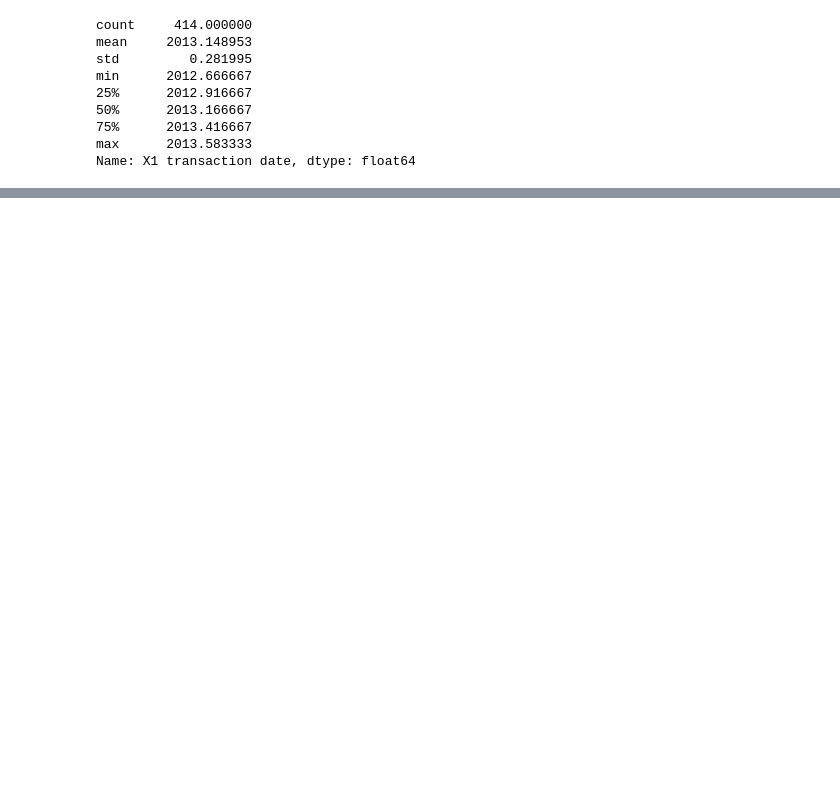
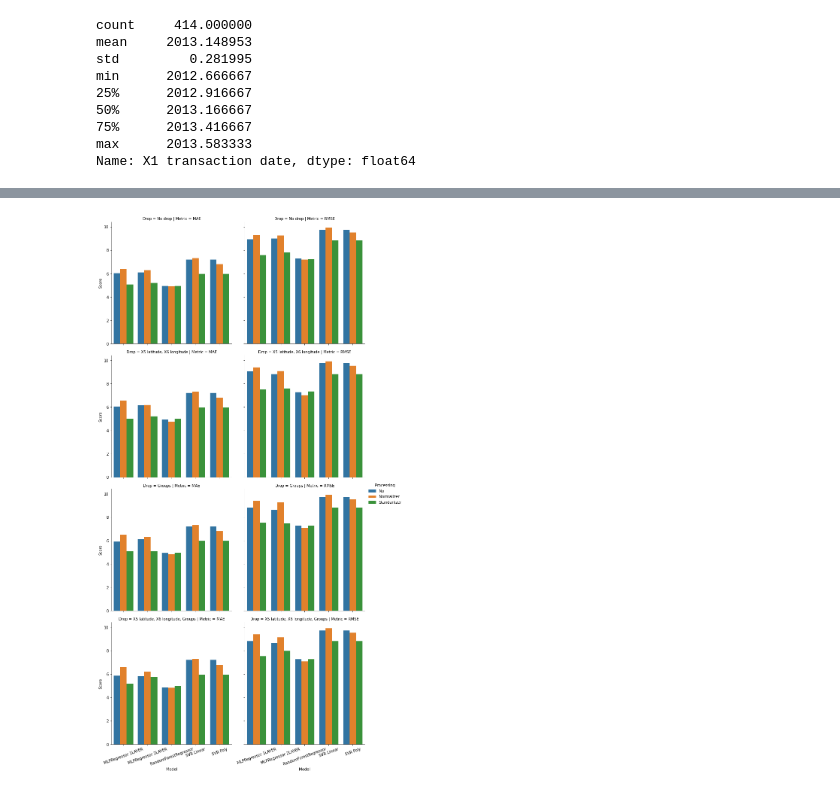
Before and after one commit to GeovaneBarros/Mentoria_Lead, a Jupyter notebook: exercicio_final_regression.ipynb, the cells around one changed output, grey strips where cells are left out. Drawn from its saved outputs; the diff is of its cells as text; code cells hidden in the pictures; blank space fills up the shorter version.

```diff
--- a/exercicio_final_regression.ipynb
+++ b/exercicio_final_regression.ipynb
@@ -201,0 +96,3 @@ RMSE of LinearRegression = 8.794230930607048
+# %%
+groups = KMeans(n_clusters=5).fit(df.drop(columns=['X2 house age','X3 distance to the nearest MRT station','X4 number of convenience stores','Y house price of unit area']))
+df['Groups'] = groups.labels_
@@ -201,0 +101,21 @@ RMSE of LinearRegression = 8.794230930607048
+# %%
+models = {
+    'MLPRegressor 1LAYER': MLPRegressor(),
+    'MLPRegressor 2LAYER': MLPRegressor(),
+    'RandomForestRegressor': RandomForestRegressor(),
+    'SVR Linear': SVR(),
+    'SVR Poly': SVR(),
+}
+one_layer =[(np.random.randint(100,200),),(np.random.randint(200,300),),(np.random.randint(300,400),)]
+two_layer = [(np.random.randint(100,200), np.random.randint(100,200)),(np.random.randint(200,400), np.random.randint(100,200)),(np.random.randint(200,400), np.random.randint(200,400))]
+
+params = {
+    'MLPRegressor 1LAYER': {'max_iter':[4000], 'hidden_layer_sizes':one_layer},
+    'MLPRegressor 2LAYER': {'max_iter':[4000], 'hidden_layer_sizes':two_layer},
+    'RandomForestRegressor': {'n_estimators':[100, np.random.randint(50,100),np.random.randint(100,150), np.random.randint(150,300),np.random.randint(300,400)]},
+    'SVR Linear':{},
+    'SVR Poly': {'kernel':['poly', 'rbf'], 'degree':[2,3,4]}
+}
+# %%
+normalizer = Normalizer().fit(df.drop(columns=['Y house price of unit area']))
+standardizer = StandardScaler().fit(df.drop(columns=['Y house price of unit area']))
@@ -201,0 +162,15 @@ RMSE of LinearRegression = 8.794230930607048
+# %%
+drops = [[], ['X5 latitude','X6 longitude'], ['Groups'], ['X5 latitude','X6 longitude','Groups']]
+processings = ['No', 'Normalizer', 'Standarlizer']
+dataframe = pd.DataFrame()
+y = 'Y house price of unit area'
+for i in drops:
+    for j in processings:
+        df_results = pd.DataFrame(training_with_grid(models,params, df, y, j, 10, i))
+        dataframe = pd.concat([dataframe, df_results],ignore_index=True)
+# %%
+plot = sb.catplot(x='Model', y='Score',data=dataframe,col='Metric', row='Drop',hue='Processing', kind='bar')
+for ax in plot.axes.flat:
+    _ = ax.set_xticklabels(ax.get_xticklabels(), rotation=20)
+# %% [output]
+[figure, added]
```
Also changed, not shown: parts of 56 cells of this notebook, 5 other files.
